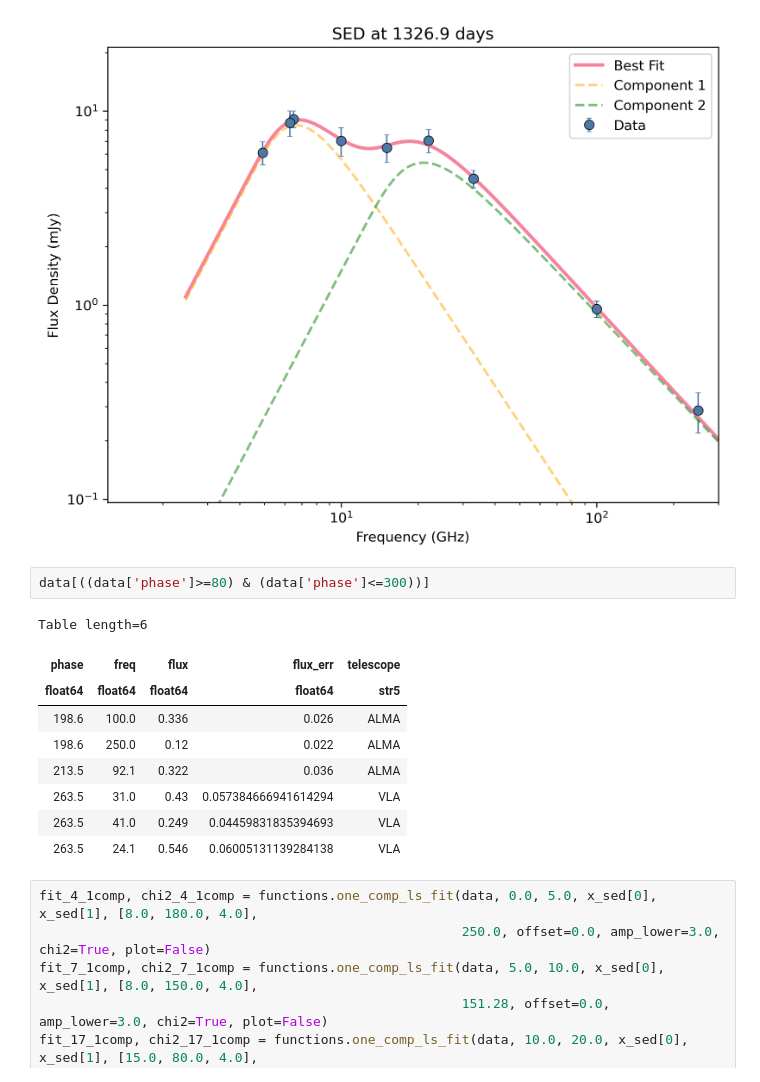
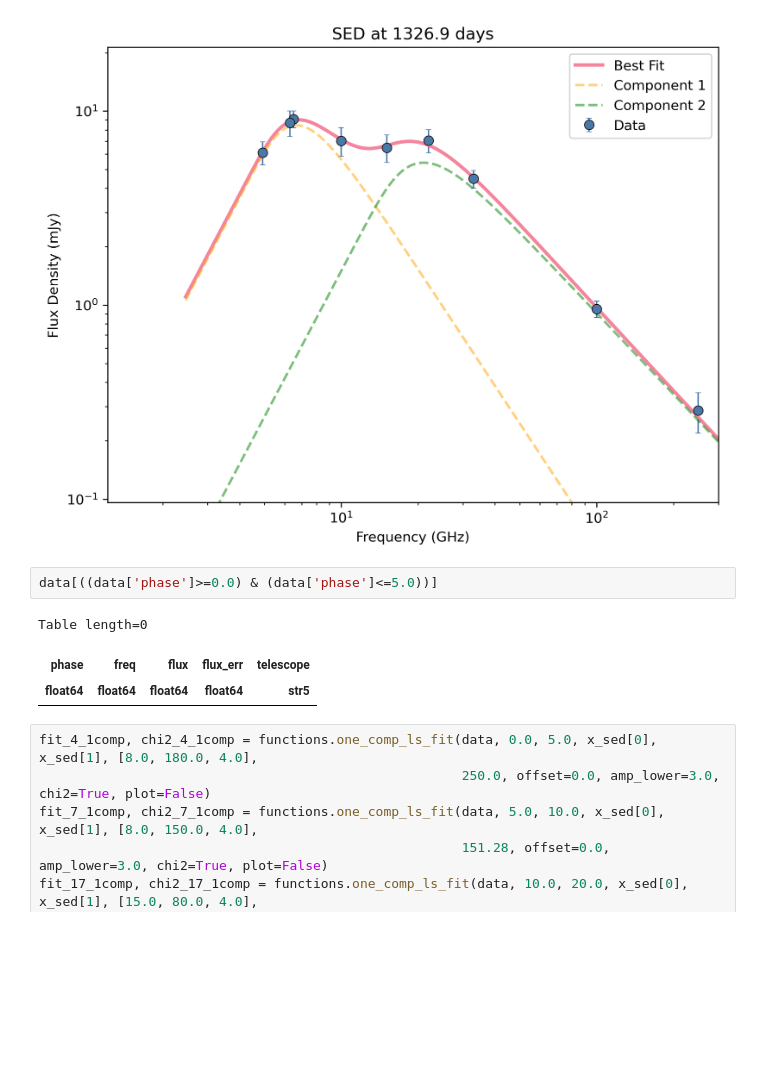
Before and after one commit to AnnikaDeutsch/SN2018ivc_2026, a Jupyter notebook: earlier_epochs_comp.ipynb, the cells around one changed output. Saved outputs shown, nothing was run; the diff lists cells and outputs as text; blank space fills up the shorter version.

```diff
--- a/earlier_epochs_comp.ipynb
+++ b/earlier_epochs_comp.ipynb
@@ -62,17 +79,11 @@ ax.legend()
 <matplotlib.legend.Legend at 0x...>
 [figure]
 # %%
-data[((data['phase']>=80) & (data['phase']<=300))]
+data[((data['phase']>=0.0) & (data['phase']<=5.0))]
 # %% [output]
-Table length=6
+Table length=0
 | phase | freq | flux | flux_err | telescope |
 | float64 | float64 | float64 | float64 | str5 |
-| 198.6 | 100.0 | 0.336 | 0.026 | ALMA |
-| 198.6 | 250.0 | 0.12 | 0.022 | ALMA |
-| 213.5 | 92.1 | 0.322 | 0.036 | ALMA |
-| 263.5 | 31.0 | 0.43 | 0.057384666941614294 | VLA |
-| 263.5 | 41.0 | 0.249 | 0.04459831835394693 | VLA |
-| 263.5 | 24.1 | 0.546 | 0.06005131139284138 | VLA |
 # %%
 fit_4_1comp, chi2_4_1comp = functions.one_comp_ls_fit(data, 0.0, 5.0, x_sed[0], x_sed[1], [8.0, 180.0, 4.0],
                                                       250.0, offset=0.0, amp_lower=3.0, chi2=True, plot=False)
```
Also changed, not shown: parts of 2 cells of this notebook.
